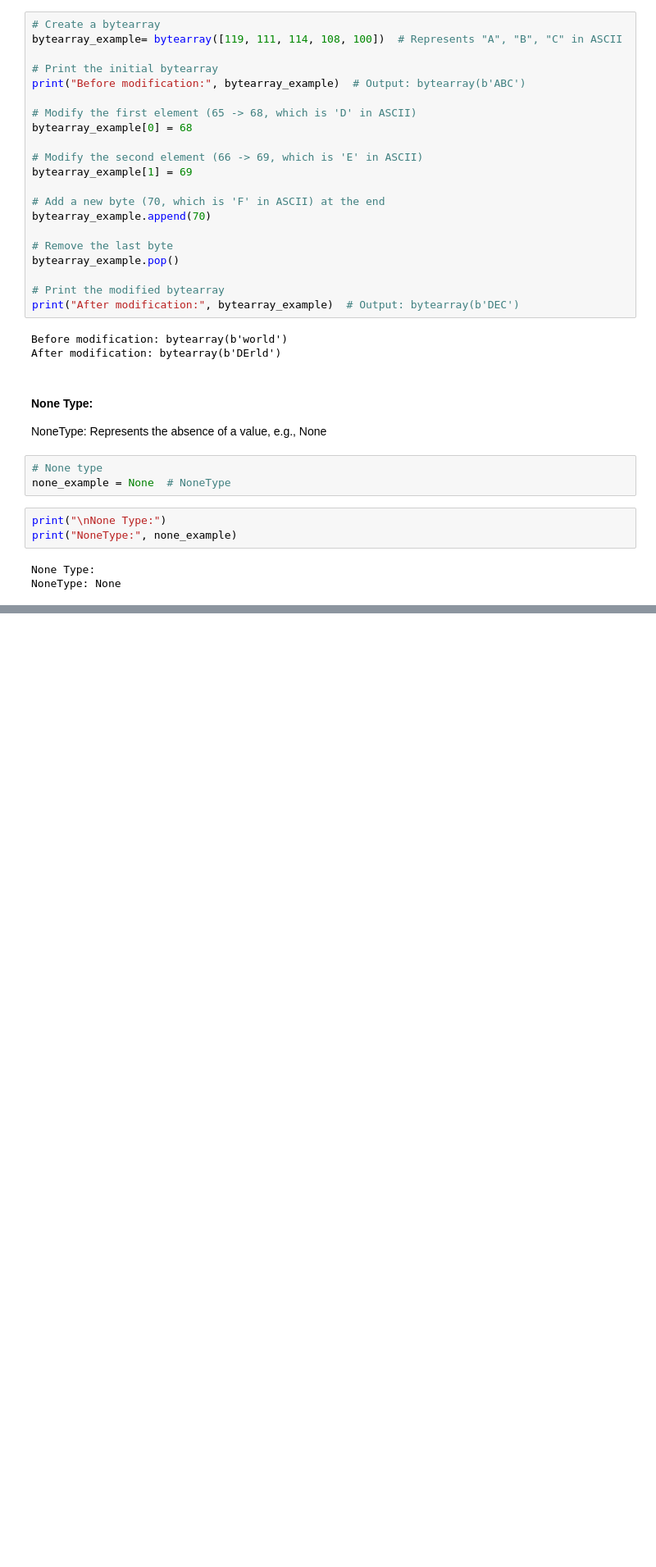
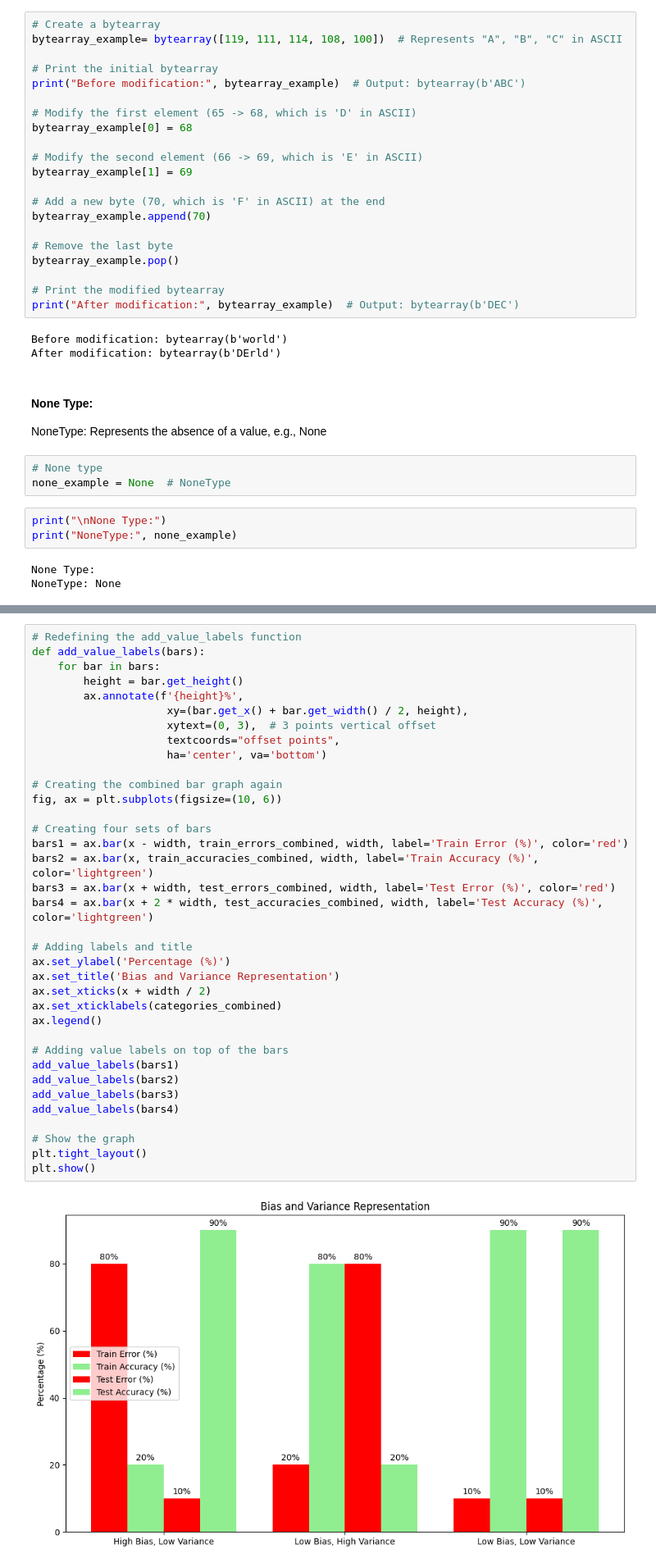
Before and after one commit to Ramyasreekodati/Ramyasreekodati-imp-librarys-of-data-science, a Jupyter notebook: python/2.Data_types.ipynb, the cells around one changed output, grey strips where cells are left out. Shown: that part at 82% size. Drawn from its saved outputs; the diff is of its cells as text; blank space fills up the shorter version.

```diff
--- a/python/2.Data_types.ipynb
+++ b/python/2.Data_types.ipynb
@@ -197,0 +244,38 @@ NoneType: None
+# %%
+# Redefining the add_value_labels function
+def add_value_labels(bars):
+    for bar in bars:
+        height = bar.get_height()
+        ax.annotate(f'{height}%',
+                     xy=(bar.get_x() + bar.get_width() / 2, height),
+                     xytext=(0, 3),  # 3 points vertical offset
+                     textcoords="offset points",
+                     ha='center', va='bottom')
+
+# Creating the combined bar graph again
+fig, ax = plt.subplots(figsize=(10, 6))
+
+# Creating four sets of bars
+bars1 = ax.bar(x - width, train_errors_combined, width, label='Train Error (%)', color='red')
+bars2 = ax.bar(x, train_accuracies_combined, width, label='Train Accuracy (%)', color='lightgreen')
+bars3 = ax.bar(x + width, test_errors_combined, width, label='Test Error (%)', color='red')
+bars4 = ax.bar(x + 2 * width, test_accuracies_combined, width, label='Test Accuracy (%)', color='lightgreen')
+
+# Adding labels and title
+ax.set_ylabel('Percentage (%)')
+ax.set_title('Bias and Variance Representation')
+ax.set_xticks(x + width / 2)
+ax.set_xticklabels(categories_combined)
+ax.legend()
+
+# Adding value labels on top of the bars
+add_value_labels(bars1)
+add_value_labels(bars2)
+add_value_labels(bars3)
+add_value_labels(bars4)
+
+# Show the graph
+plt.tight_layout()
+plt.show()
+# %% [output]
+[figure, added]
```
Also changed, not shown: parts of 6 cells of this notebook, 2 other files.
